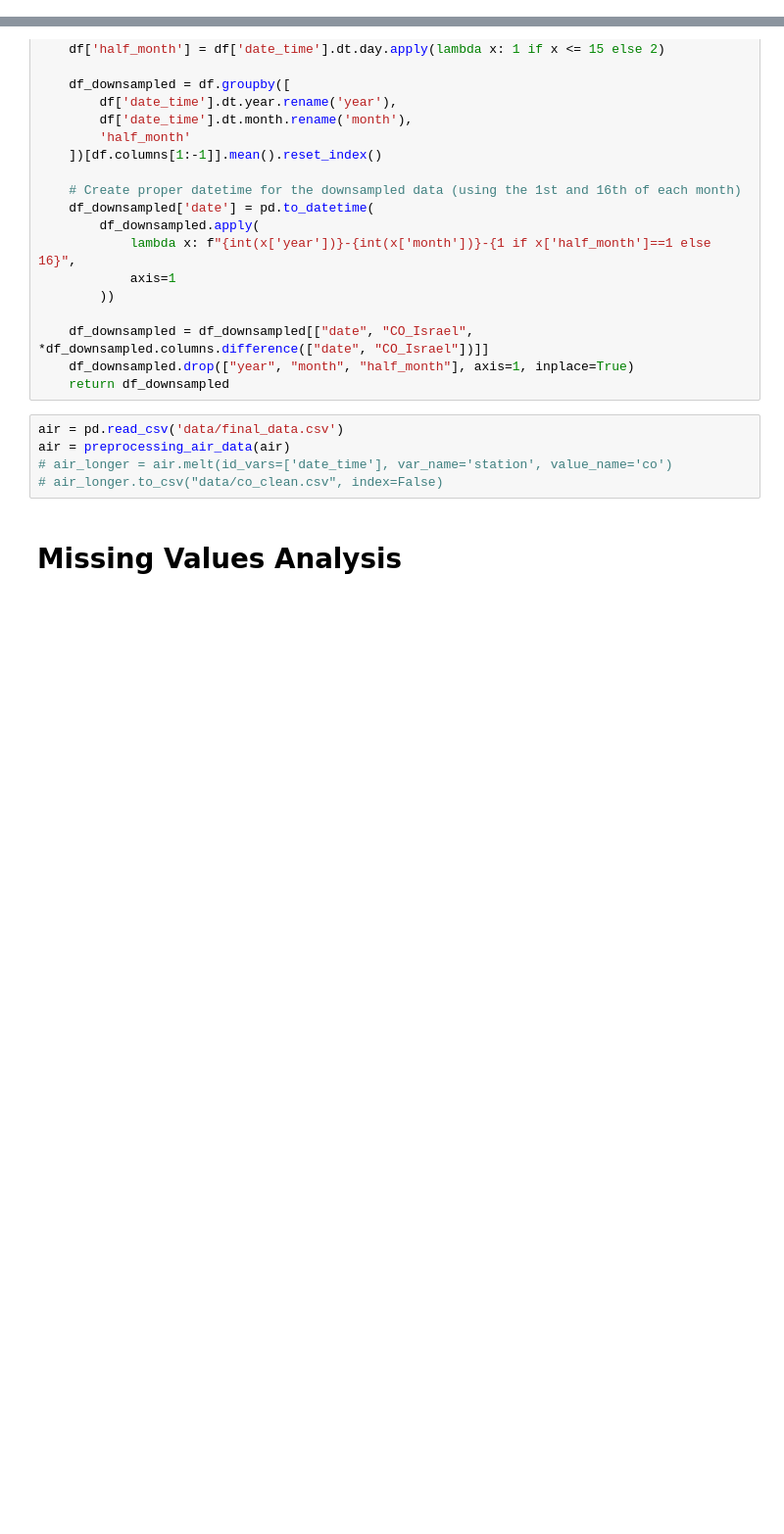
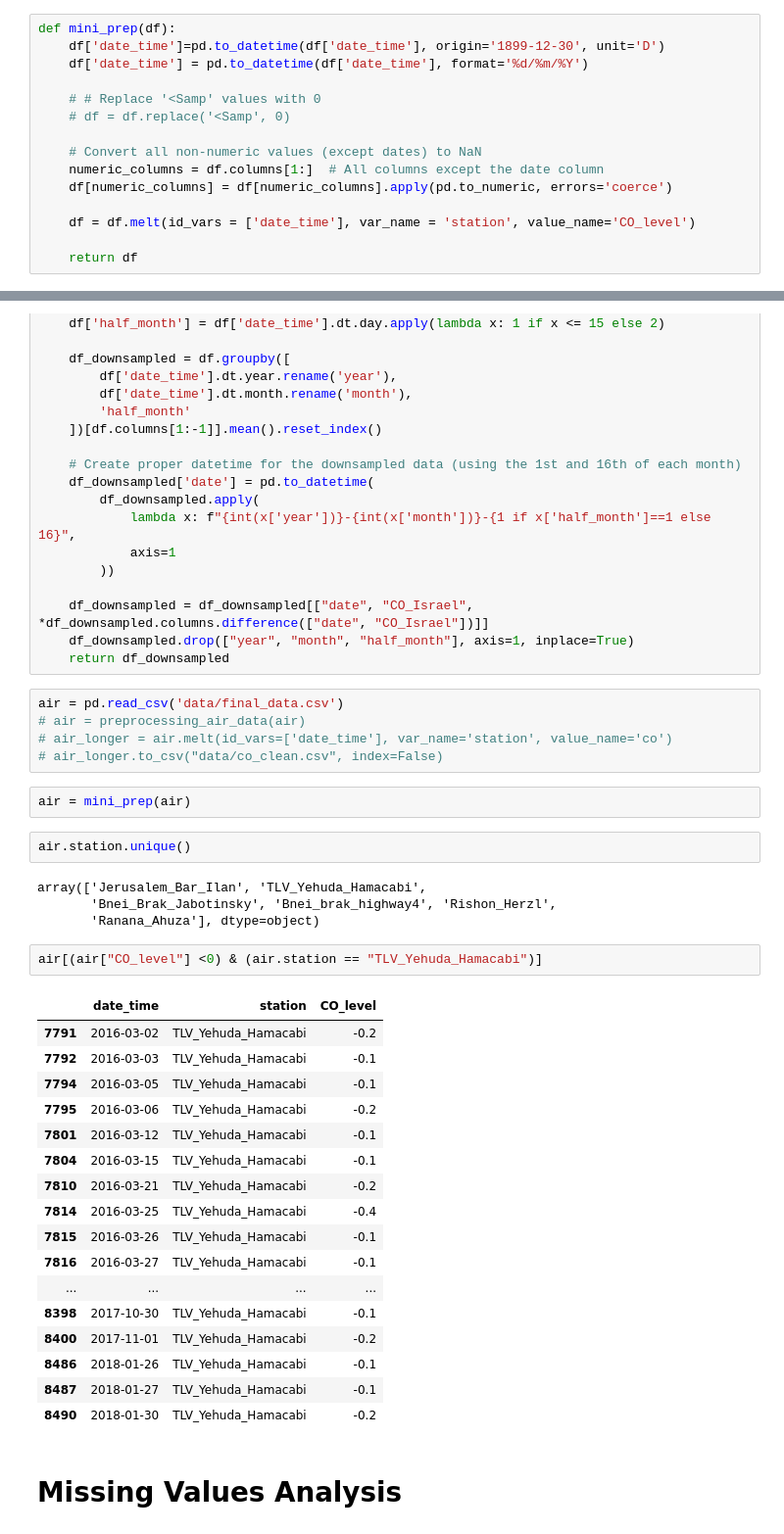
Before and after one commit to sinitsky96/Time-Series-Project, a Jupyter notebook: 01_pollution_eda.ipynb, the cells around one changed output, grey strips where cells are left out. Shown at 98% size. Cells and saved outputs as stored; diff of their text form; blank space fills up the shorter version.

Commit message:
add preprocessing for daily data

```diff
--- a/01_pollution_eda.ipynb
+++ b/01_pollution_eda.ipynb
@@ -7,6 +7,21 @@ from statsmodels.tsa.seasonal import seasonal_decompose
 import matplotlib.dates as mdates
 # %% [markdown]
 ## Uploading and preprocessing data
+# %%
+def mini_prep(df):
+    df['date_time']=pd.to_datetime(df['date_time'], origin='1899-12-30', unit='D')
+    df['date_time'] = pd.to_datetime(df['date_time'], format='%d/%m/%Y')
+
+    # # Replace '<Samp' values with 0
+    # df = df.replace('<Samp', 0)
+
+    # Convert all non-numeric values (except dates) to NaN
+    numeric_columns = df.columns[1:]  # All columns except the date column
+    df[numeric_columns] = df[numeric_columns].apply(pd.to_numeric, errors='coerce')
+
+    df = df.melt(id_vars = ['date_time'], var_name = 'station', value_name='CO_level')
+
+    return df
 # %%
 def preprocessing_air_data(df):
     df['date_time']=pd.to_datetime(df['date_time'], origin='1899-12-30', unit='D')
@@ -56,9 +71,37 @@ def aggregate_half_monthly(df):
     return df_downsampled
 # %%
 air = pd.read_csv('data/final_data.csv')
-air = preprocessing_air_data(air)
+# air = preprocessing_air_data(air)
 # air_longer = air.melt(id_vars=['date_time'], var_name='station', value_name='co')
 # air_longer.to_csv("data/co_clean.csv", index=False)
+# %%
+air = mini_prep(air)
+# %%
+air.station.unique()
+# %% [output]
+array(['Jerusalem_Bar_Ilan', 'TLV_Yehuda_Hamacabi',
+       'Bnei_Brak_Jabotinsky', 'Bnei_brak_highway4', 'Rishon_Herzl',
+       'Ranana_Ahuza'], dtype=object)
+# %%
+air[(air["CO_level"] <0) & (air.station == "TLV_Yehuda_Hamacabi")]
+# %% [output]
+|  | date_time | station | CO_level |
+| 7791 | 2016-03-02 | TLV_Yehuda_Hamacabi | -0.2 |
+| 7792 | 2016-03-03 | TLV_Yehuda_Hamacabi | -0.1 |
+| 7794 | 2016-03-05 | TLV_Yehuda_Hamacabi | -0.1 |
+| 7795 | 2016-03-06 | TLV_Yehuda_Hamacabi | -0.2 |
+| 7801 | 2016-03-12 | TLV_Yehuda_Hamacabi | -0.1 |
+| 7804 | 2016-03-15 | TLV_Yehuda_Hamacabi | -0.1 |
+| 7810 | 2016-03-21 | TLV_Yehuda_Hamacabi | -0.2 |
+| 7814 | 2016-03-25 | TLV_Yehuda_Hamacabi | -0.4 |
+| 7815 | 2016-03-26 | TLV_Yehuda_Hamacabi | -0.1 |
+| 7816 | 2016-03-27 | TLV_Yehuda_Hamacabi | -0.1 |
+| ... | ... | ... | ... |
+| 8398 | 2017-10-30 | TLV_Yehuda_Hamacabi | -0.1 |
+| 8400 | 2017-11-01 | TLV_Yehuda_Hamacabi | -0.2 |
+| 8486 | 2018-01-26 | TLV_Yehuda_Hamacabi | -0.1 |
+| 8487 | 2018-01-27 | TLV_Yehuda_Hamacabi | -0.1 |
+| 8490 | 2018-01-30 | TLV_Yehuda_Hamacabi | -0.2 |
 # %% [markdown]
 # Missing Values Analysis
 # %%
```
